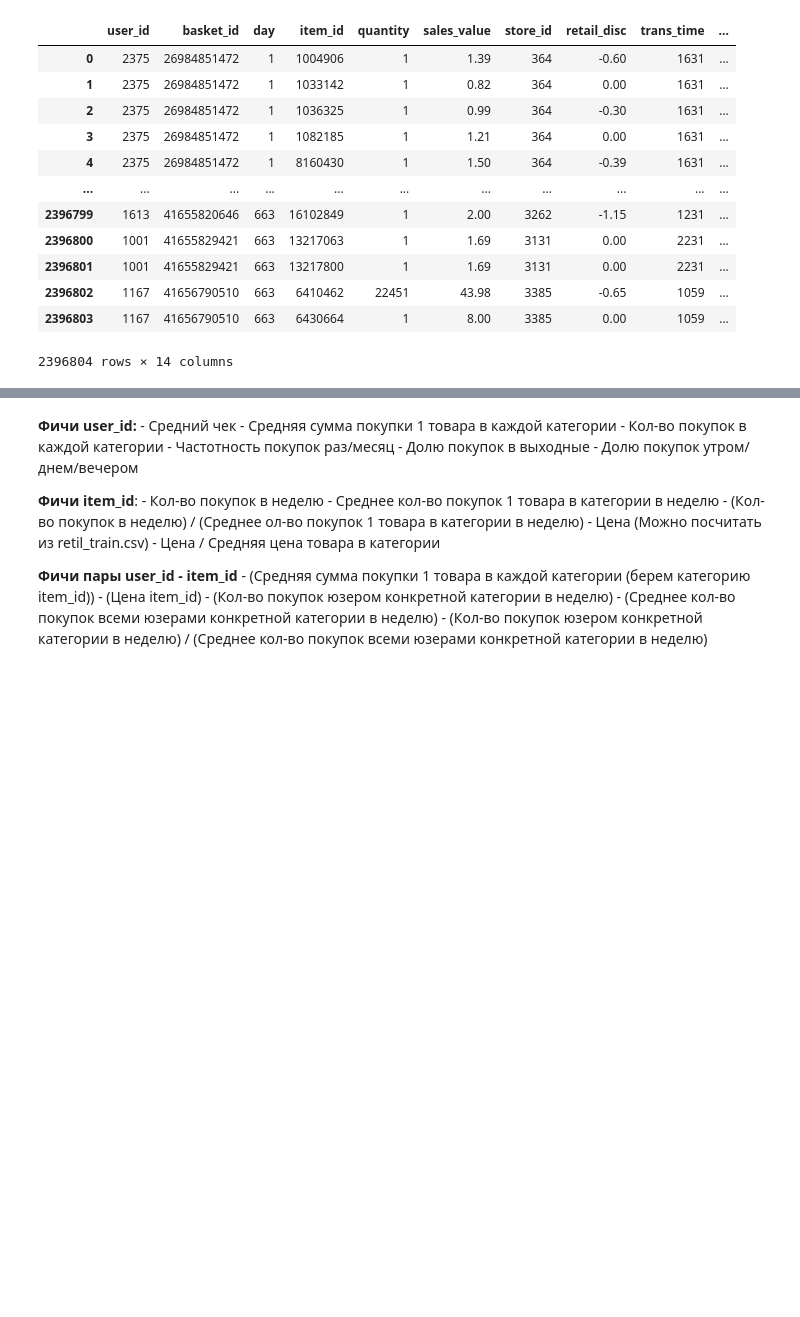
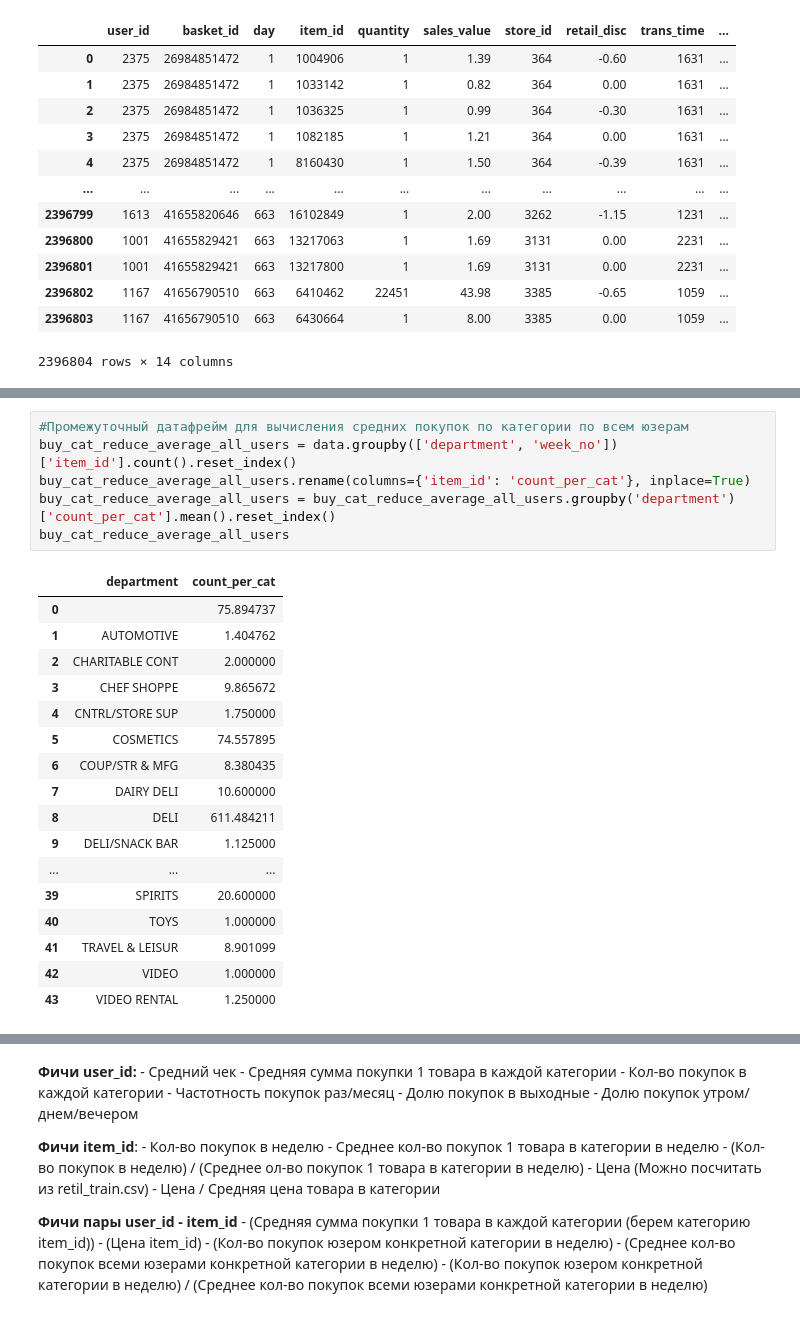
Before and after one commit to NickHlzv/Reccomend_system, a Jupyter notebook: webinar_6/webinar_6.ipynb, the cells around one changed output, grey strips where cells are left out. Saved outputs shown, nothing was run; the diff lists cells and outputs as text; blank space fills up the shorter version.

```diff
--- a/webinar_6/webinar_6.ipynb
+++ b/webinar_6/webinar_6.ipynb
@@ -730,0 +703,24 @@ buy_cat_reduce_average_2
+# %%
+#Промежуточный датафрейм для вычисления средних покупок по категории по всем юзерам
+buy_cat_reduce_average_all_users = data.groupby(['department', 'week_no'])['item_id'].count().reset_index()
+buy_cat_reduce_average_all_users.rename(columns={'item_id': 'count_per_cat'}, inplace=True)
+buy_cat_reduce_average_all_users = buy_cat_reduce_average_all_users.groupby('department')['count_per_cat'].mean().reset_index()
+buy_cat_reduce_average_all_users
+# %% [output]
+|  | department | count_per_cat |
+| 0 |  | 75.894737 |
+| 1 | AUTOMOTIVE | 1.404762 |
+| 2 | CHARITABLE CONT | 2.000000 |
+| 3 | CHEF SHOPPE | 9.865672 |
+| 4 | CNTRL/STORE SUP | 1.750000 |
+| 5 | COSMETICS | 74.557895 |
+| 6 | COUP/STR & MFG | 8.380435 |
+| 7 | DAIRY DELI | 10.600000 |
+| 8 | DELI | 611.484211 |
+| 9 | DELI/SNACK BAR | 1.125000 |
+| ... | ... | ... |
+| 39 | SPIRITS | 20.600000 |
+| 40 | TOYS | 1.000000 |
+| 41 | TRAVEL & LEISUR | 8.901099 |
+| 42 | VIDEO | 1.000000 |
+| 43 | VIDEO RENTAL | 1.250000 |
```
Also changed, not shown: parts of 27 cells of this notebook.
